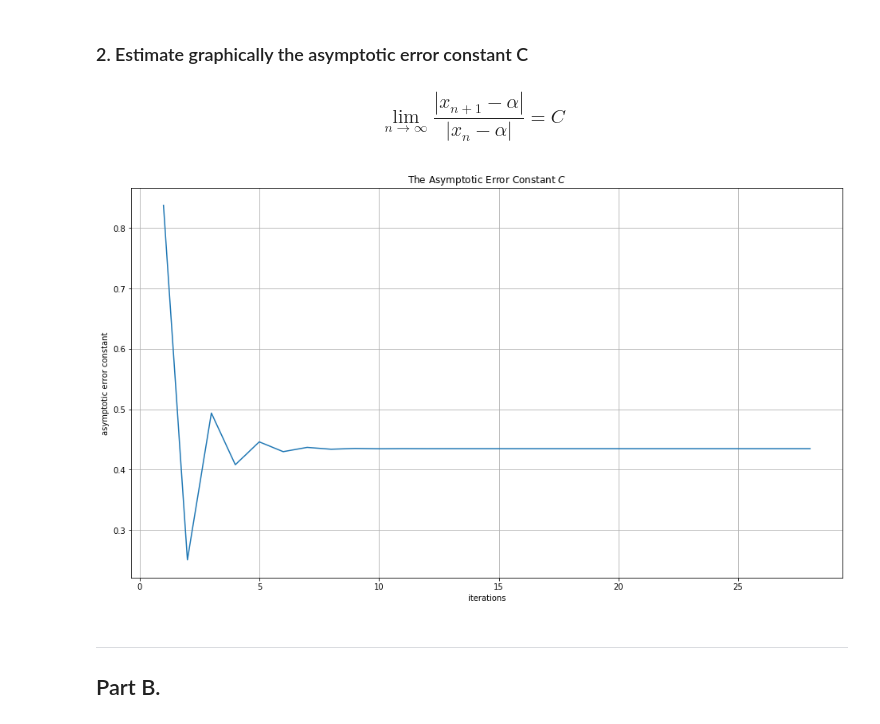
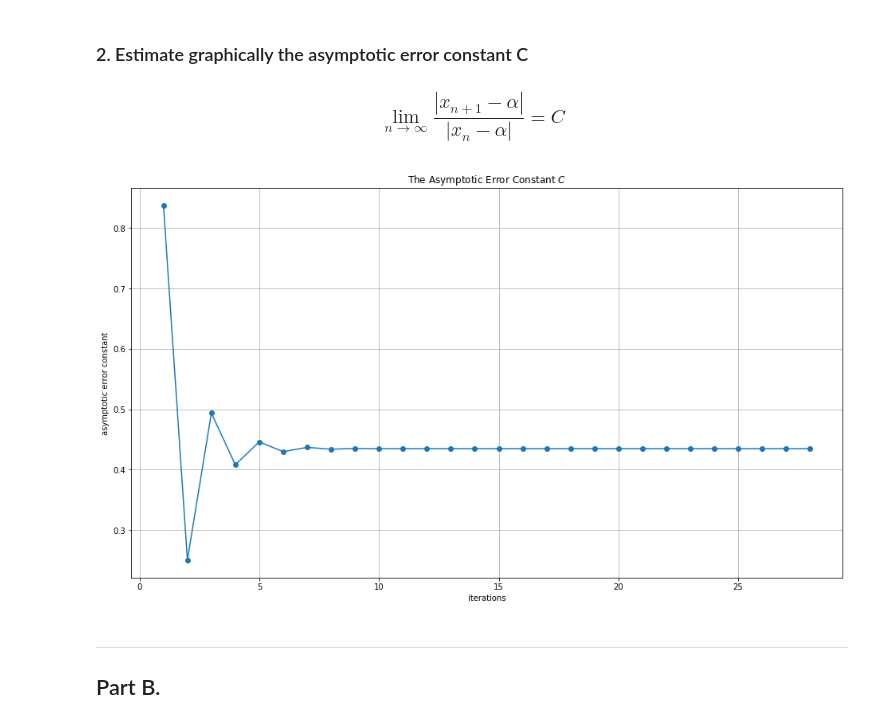
Before and after one commit to Howard0911/Computational-Math, a Jupyter notebook: lab-3/exercise/exercise1.ipynb, the cells around one changed output. Drawn from its saved outputs; the diff is of its cells as text; code cells hidden in the pictures.

```diff
--- a/lab-3/exercise/exercise1.ipynb
+++ b/lab-3/exercise/exercise1.ipynb
@@ -104,7 +104,7 @@ def fixed_point(
     num_iterations = 0
 
     # history of solving process
-    history = {'x_n': []}
+    history = {'x_n': [], 'error': []}
 
     while True:
 
@@ -115,6 +115,7 @@ def fixed_point(
         error = abs(f_of_x_n - x_n)
 
         history['x_n'].append(x_n)
+        history['error'].append(error)
 
         # Satisfy the criterion and stop
         if error < tolerance:
@@ -156,28 +157,28 @@ My estimation is 1.2886779668876651
 # %%
 '''
 Hint:
     1. Prepare the sequences: x_n(from the history of algorithm)
     2. Compute the error of sequence: e_n
     3. Compute the sequence: e_{n+1}/e_{n}
     4. Plot the curve
     5. Fill in the name of x,y axes
     6. Show the plot
 '''
 # ===== 請實做程式 =====
 x_n = np.array(history["x_n"])
 e_n = np.abs(x_n - alpha)
 s_n = e_n[1:] / e_n[:-1]
 
 plt.figure(figsize=(16, 9))
 plt.title(r'The Asymptotic Error Constant $C$')
-plt.plot(np.arange(len(s_n))+1, s_n, label=r'$C$')
+plt.plot(np.arange(len(s_n))+1, s_n, 'o-')
 plt.xlabel('iterations')
 plt.ylabel('asymptotic error constant')
 plt.grid()
 plt.show()
 # ====================
 # %% [output]
-[figure, old version]
+[figure, new version]
 # %% [markdown]
 ---
 
```
Also changed, not shown: parts of 5 cells of this notebook, 1 other file.
